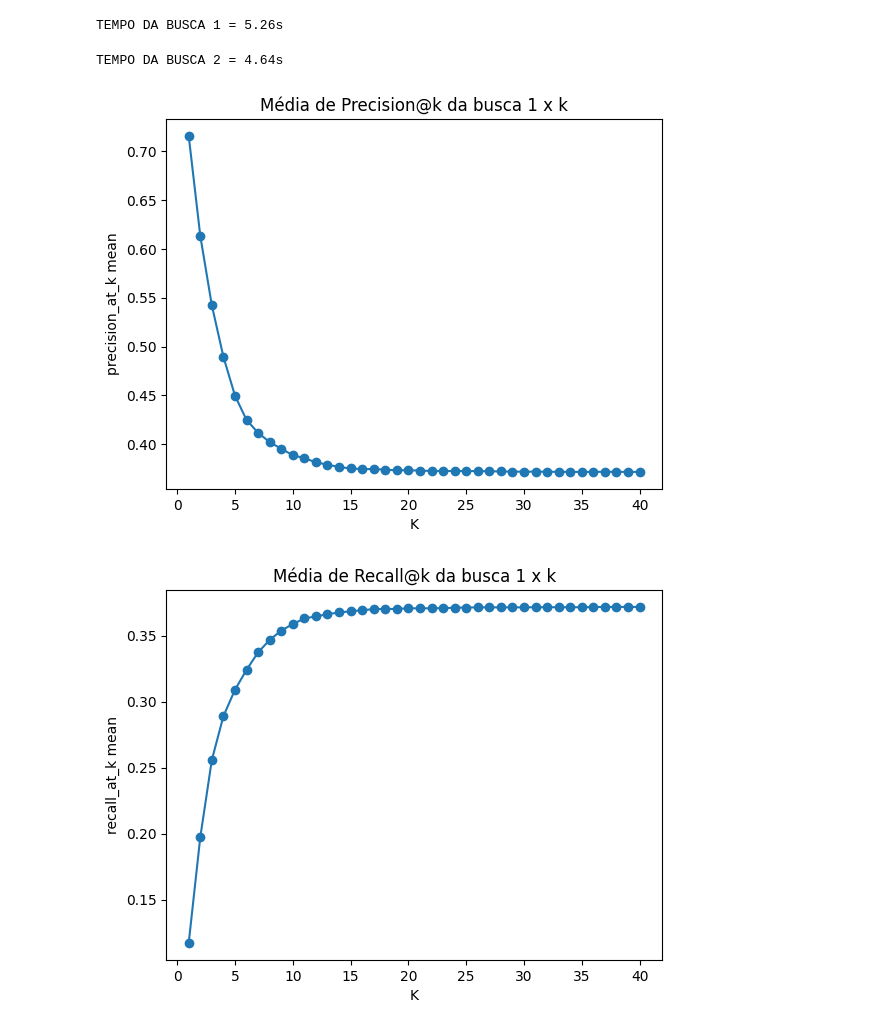
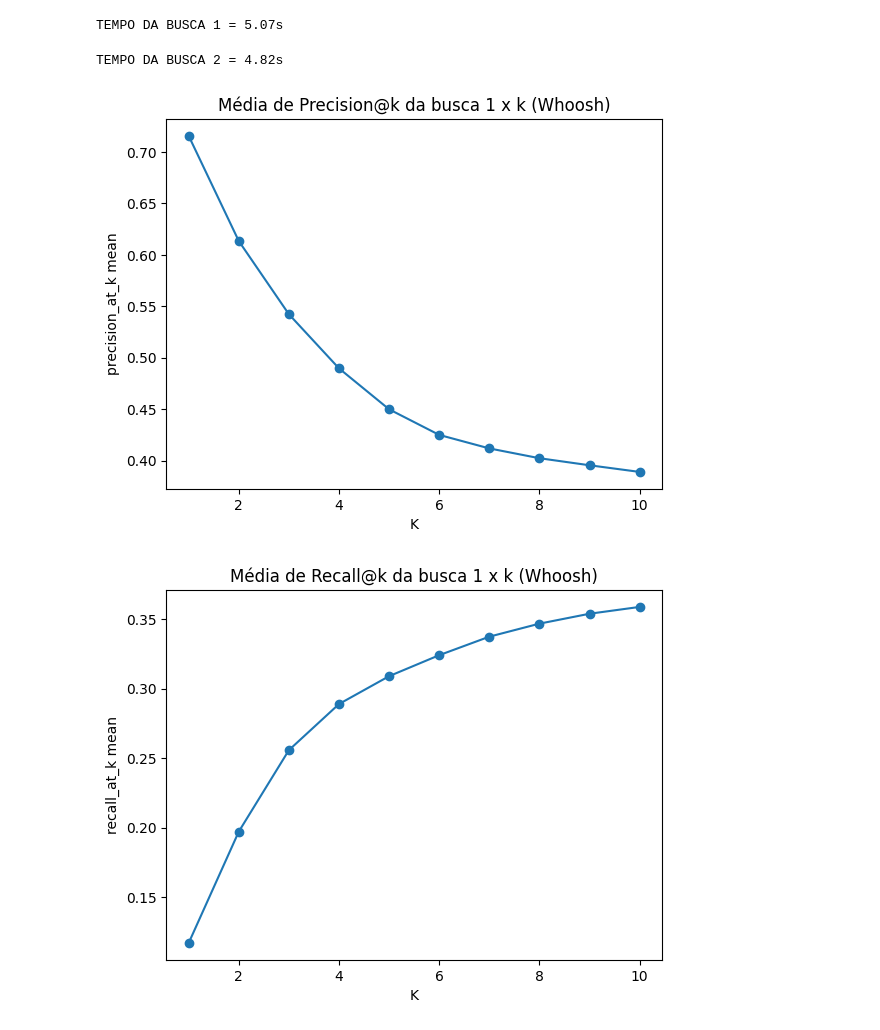
Before and after one commit to GabrielDomLacerda/SearchEnginesBRI, a Jupyter notebook: whoosh.ipynb, the cells around one changed output. Drawn from its saved outputs; the diff is of its cells as text; code cells hidden in the pictures.

```diff
--- a/whoosh.ipynb
+++ b/whoosh.ipynb
@@ -76,9 +76,9 @@ def get_ordered_relevant_searches(filename):
 
     return query_relations
 # %%
-def search_results(parser, queries: list[Query], limits: list[int]):
+def search_results(parser, queries: list[Query], limits: list[int], index: FileIndex):
     results_dict = {}
-    with ix.searcher() as searcher:
+    with index.searcher() as searcher:
         for i, (limit, query_to_parse) in enumerate(zip(limits, queries)):
             query = parser.parse(query_to_parse.body)
             results = searcher.search(query, limit=max(limit, 10))
@@ -176,40 +176,42 @@ parser = MultifieldParser(fieldnames=["title", "author", "body"],
 parser.add_plugin(FuzzyTermPlugin())
 
 t0 = timeit.default_timer()
-results_1 = search_results(parser, queries, limits)
+results_1 = search_results(parser, queries, limits, ix)
 t1 = timeit.default_timer()
 print(f'TEMPO DA BUSCA 1 = {(t1 - t0):.2f}s')
 # %% [output]
-TEMPO DA BUSCA 1 = 5.26s
+TEMPO DA BUSCA 1 = 5.07s
 # %%
 #BUSCA 2: SOMENTE CORPO
 parser_query = QueryParser("body", schema=schema, group=OrGroup)
 parser_query.add_plugin(FuzzyTermPlugin())
 
 t0 = timeit.default_timer()
-results_2 = search_results(parser_query, queries, limits)
+results_2 = search_results(parser_query, queries, limits, ix)
 t1 = timeit.default_timer()
 print(f'TEMPO DA BUSCA 2 = {(t1 - t0):.2f}s')
 # %% [output]
-TEMPO DA BUSCA 2 = 4.64s
+TEMPO DA BUSCA 2 = 4.82s
+# %%
+K_S = range(1, 11)
 # %%
 #PLOTANDO GRAFICO DE PRECISION DA BUSCA 1
 plot_results(results_1,
              relevant_dict,
              precision_at_k,
-             k_s=range(1, 41),
+             k_s=K_S,
              title='Média de Precision@k da busca 1 x k (Whoosh)')
 # %% [output]
-[figure, old version]
+[figure, new version]
 # %%
 #PLOTANDO GRAFICO DE RECALL DA BUSCA 1
 plot_results(results_1,
              relevant_dict,
              recall_at_k,
-             k_s=range(1, 41),
+             k_s=K_S,
              title='Média de Recall@k da busca 1 x k (Whoosh)')
 # %% [output]
-[figure, old version]
+[figure, new version]
 # %%
 #PLOTANDO GRAFICO DE PRECISION DA BUSCA 2
 plot_results(results_2,
```
Also changed, not shown: parts of 4 cells of this notebook, 1 other file.
